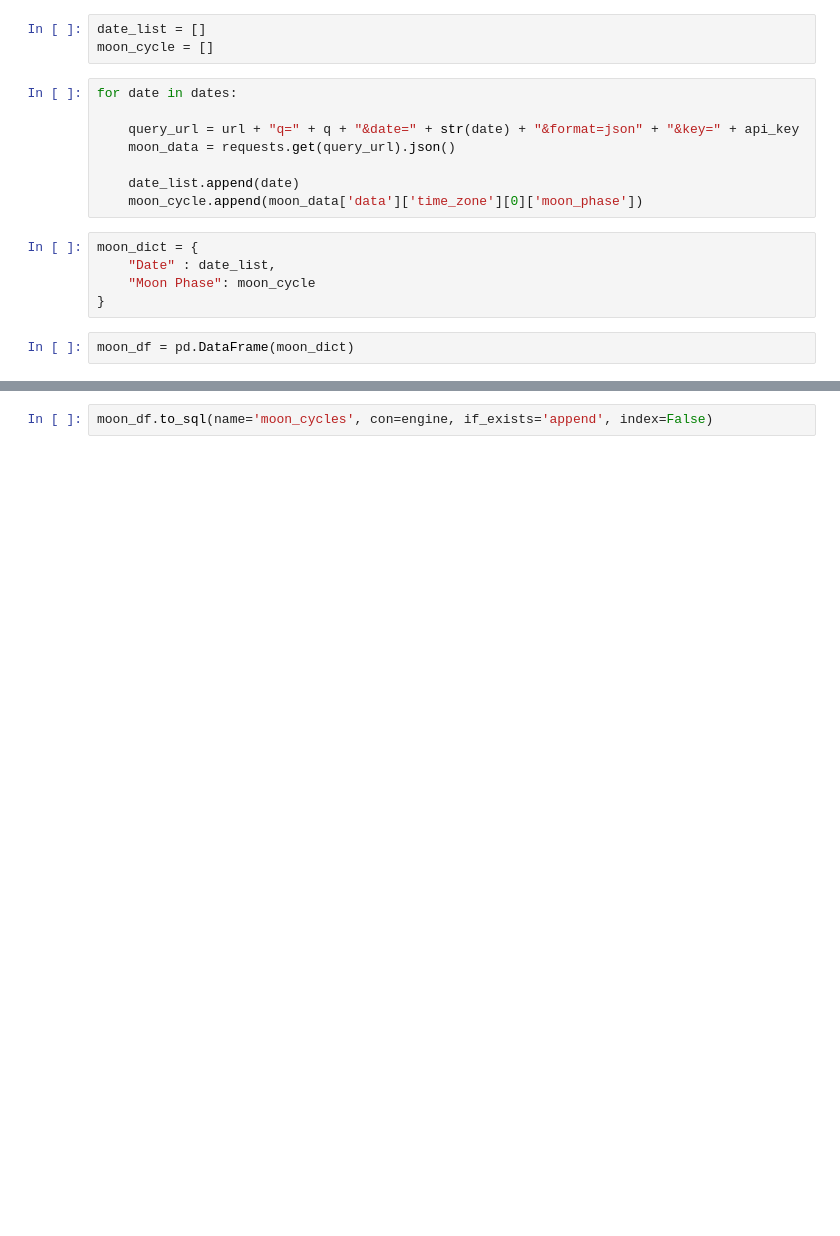
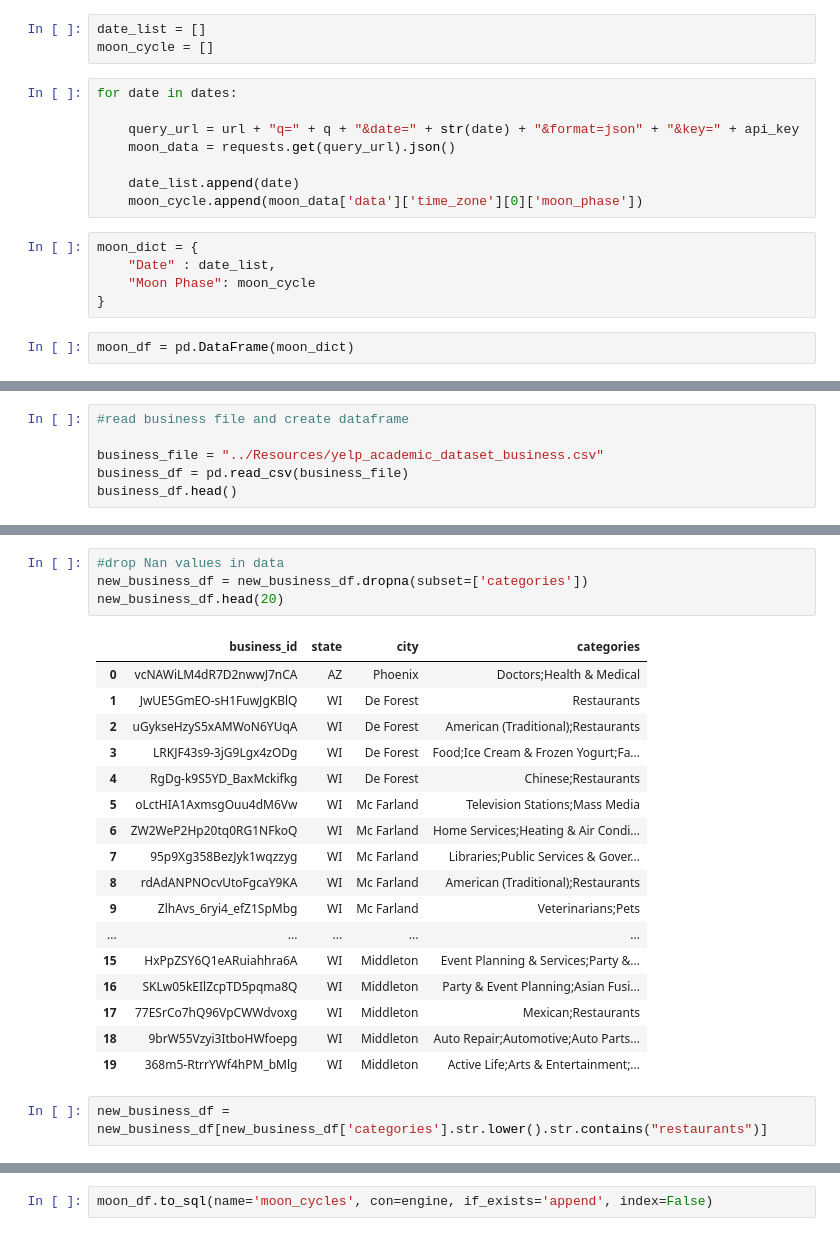
Before and after one commit to ismahanadan/Global-Yelp-Review-Analysis, a Jupyter notebook: moon_cycles.ipynb, the cells around one changed output, grey strips where cells are left out. Drawn from its saved outputs; the diff is of its cells as text; blank space fills up the shorter version.

```diff
--- a/moon_cycles.ipynb
+++ b/moon_cycles.ipynb
@@ -59,0 +61,6 @@ moon_df
+# %%
+#read business file and create dataframe
+
+business_file = "../Resources/yelp_academic_dataset_business.csv"
+business_df = pd.read_csv(business_file)
+business_df.head()
@@ -59,0 +100,24 @@ moon_df
+# %%
+#drop Nan values in data
+new_business_df = new_business_df.dropna(subset=['categories'])
+new_business_df.head(20)
+# %% [output]
+|  | business_id | state | city | categories |
+| 0 | vcNAWiLM4dR7D2nwwJ7nCA | AZ | Phoenix | Doctors;Health & Medical |
+| 1 | JwUE5GmEO-sH1FuwJgKBlQ | WI | De Forest | Restaurants |
+| 2 | uGykseHzyS5xAMWoN6YUqA | WI | De Forest | American (Traditional);Restaurants |
+| 3 | LRKJF43s9-3jG9Lgx4zODg | WI | De Forest | Food;Ice Cream & Frozen Yogurt;Fa... |
+| 4 | RgDg-k9S5YD_BaxMckifkg | WI | De Forest | Chinese;Restaurants |
+| 5 | oLctHIA1AxmsgOuu4dM6Vw | WI | Mc Farland | Television Stations;Mass Media |
+| 6 | ZW2WeP2Hp20tq0RG1NFkoQ | WI | Mc Farland | Home Services;Heating & Air Condi... |
+| 7 | 95p9Xg358BezJyk1wqzzyg | WI | Mc Farland | Libraries;Public Services & Gover... |
+| 8 | rdAdANPNOcvUtoFgcaY9KA | WI | Mc Farland | American (Traditional);Restaurants |
+| 9 | ZlhAvs_6ryi4_efZ1SpMbg | WI | Mc Farland | Veterinarians;Pets |
+| ... | ... | ... | ... | ... |
+| 15 | HxPpZSY6Q1eARuiahhra6A | WI | Middleton | Event Planning & Services;Party &... |
+| 16 | SKLw05kEIlZcpTD5pqma8Q | WI | Middleton | Party & Event Planning;Asian Fusi... |
+| 17 | 77ESrCo7hQ96VpCWWdvoxg | WI | Middleton | Mexican;Restaurants |
+| 18 | 9brW55Vzyi3ItboHWfoepg | WI | Middleton | Auto Repair;Automotive;Auto Parts... |
+| 19 | 368m5-RtrrYWf4hPM_bMlg | WI | Middleton | Active Life;Arts & Entertainment;... |
+# %%
+new_business_df = new_business_df[new_business_df['categories'].str.lower().str.contains("restaurants")]
```
Also changed, not shown: parts of 18 cells of this notebook, 3 other files.
